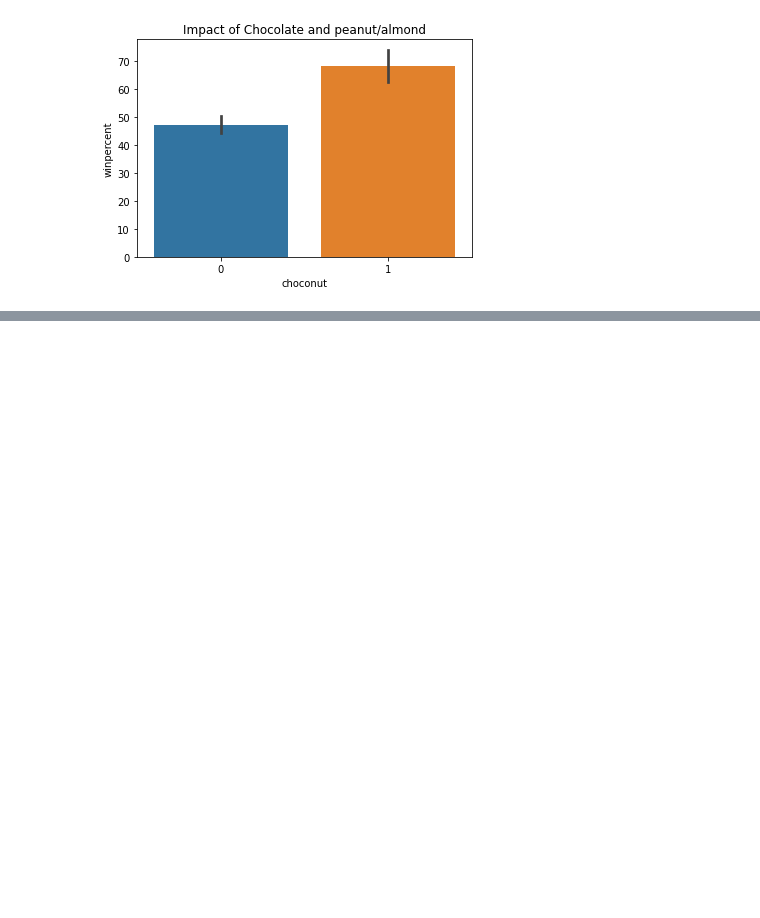
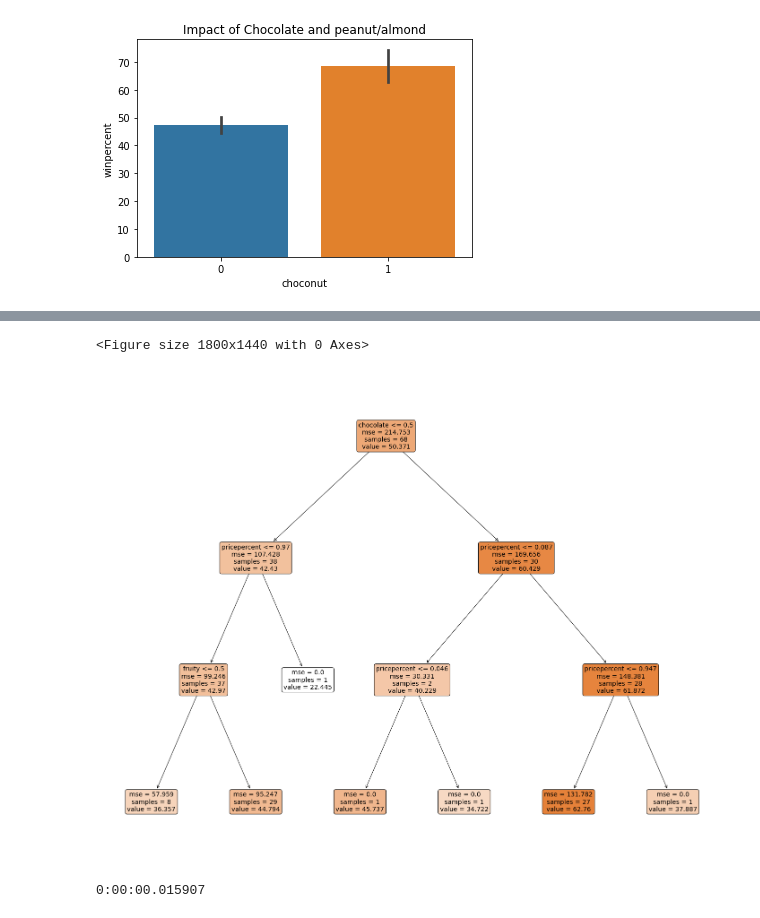
Before and after one commit to YoAr/EAI6040_Module3, a Jupyter notebook: Module3_yogesh.ipynb, the cells around one changed output, grey strips where cells are left out. Cells and saved outputs as stored; diff of their text form; code cells hidden in the pictures; blank space fills up the shorter version.

```diff
--- a/Module3_yogesh.ipynb
+++ b/Module3_yogesh.ipynb
@@ -408,0 +407,13 @@ Best RMSE: 10.505900850734692
+# %%
+#complex model
+x = candy_df[features]
+y = candy_df['winpercent']
+y
+train_x, test_x, train_y, test_y = train_test_split(x, y, test_size = 0.20, random_state=123)
+
+import datetime
+from sklearn.tree import DecisionTreeRegressor
+begin_time = datetime.datetime.now()
+treemodel =DecisionTreeRegressor(max_depth=3)
+treemodel.fit(train_x, train_y)
+print(datetime.datetime.now() - begin_time)
@@ -408,0 +435,7 @@ Best RMSE: 10.505900850734692
+# %%
+from sklearn import tree
+plt.figure(figsize=(25,20))
+plot=tree.plot_tree(treemodel, feature_names=x.columns.values.tolist(),class_names=['0','1'], filled=True, rounded=True,fontsize=14)
+# %% [output]
+<Figure size 1800x1440 with 0 Axes>
+[figure, added]
@@ -408,0 +449,9 @@ Best RMSE: 10.505900850734692
+# %%
+from sklearn.ensemble import RandomForestRegressor
+begin_time = datetime.datetime.now()
+rfclass=RandomForestRegressor(n_estimators=10,random_state=0)
+res= rfclass.fit(train_x, train_y)
+rfypred=rfclass.predict(test_x)
+print(datetime.datetime.now() - begin_time)
+# %% [output]
+0:00:00.015907
```
Also changed, not shown: parts of 10 cells of this notebook.
